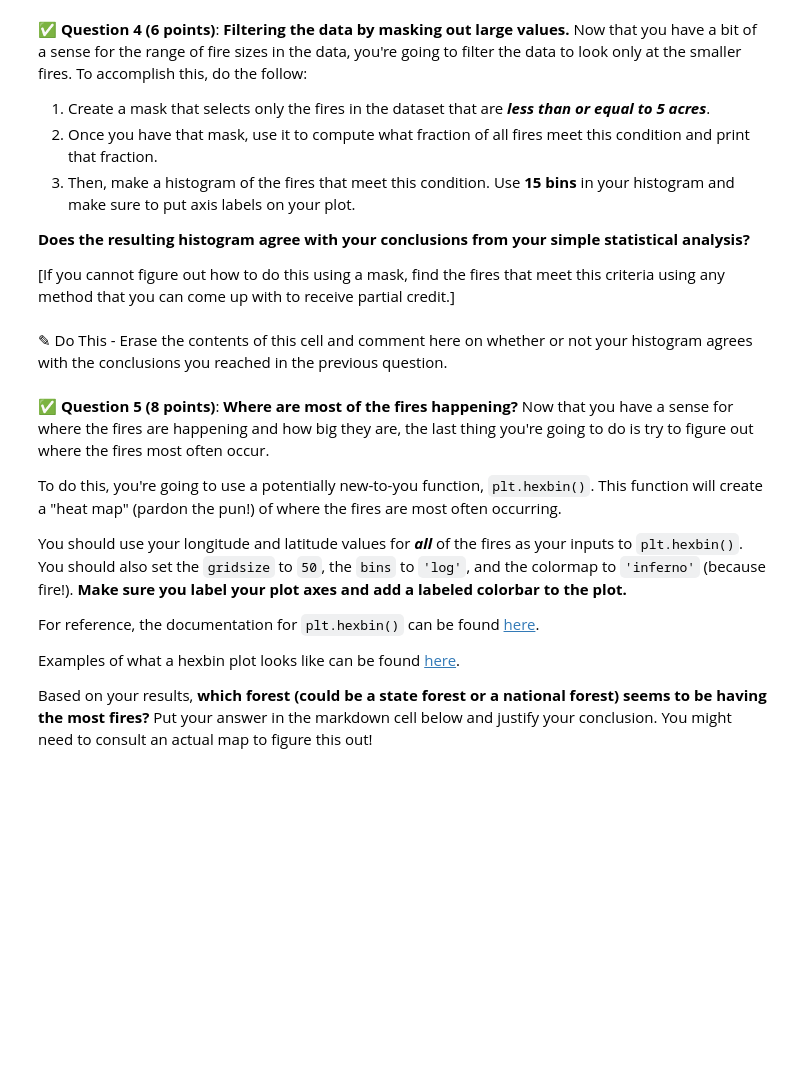
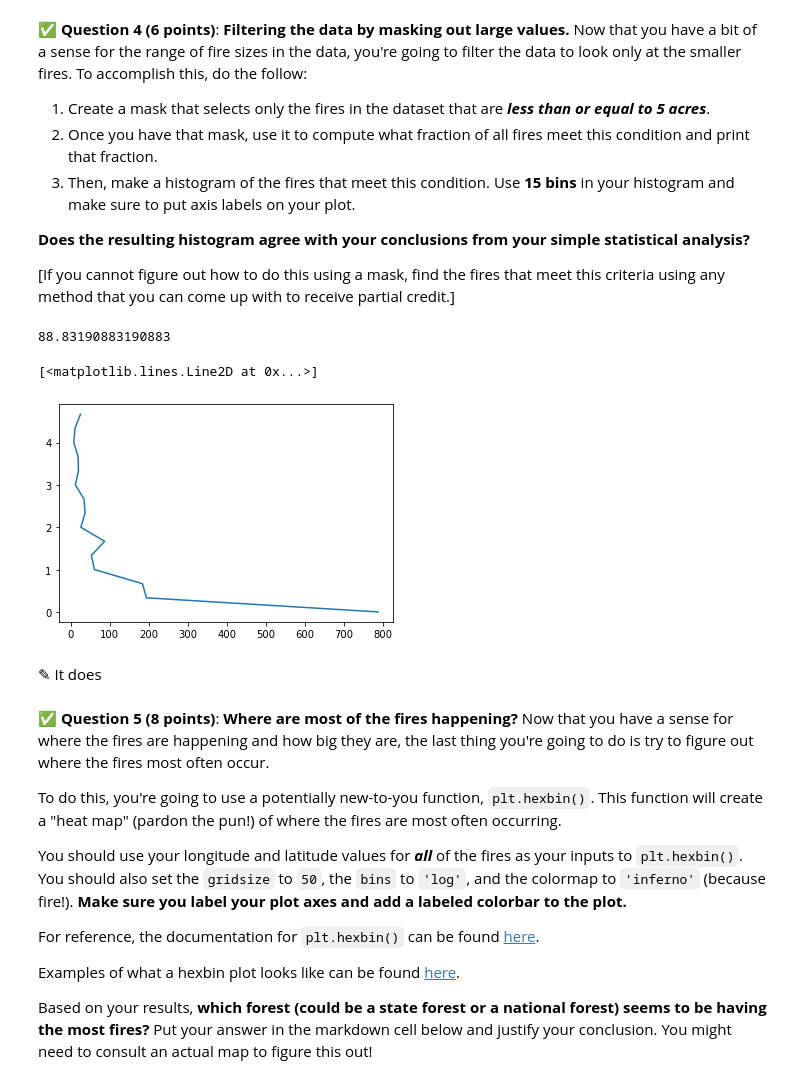
Before and after one commit to namnams01/cmse202-s21-turnin, a Jupyter notebook: hw-02/HW-02_PandasReviewAndPythonObjects-Namith-Vorakkara.ipynb, the cells around one changed output. Saved outputs shown, nothing was run; the diff lists cells and outputs as text; code cells hidden in the pictures; blank space fills up the shorter version.

```diff
--- a/hw-02/HW-02_PandasReviewAndPythonObjects-Namith-Vorakkara.ipynb
+++ b/hw-02/HW-02_PandasReviewAndPythonObjects-Namith-Vorakkara.ipynb
@@ -96,0 +134,7 @@ After you compute these values, **comment on what this tells you about the distr
+# %%
+### Put your code here
+fire_size = fires['fire_size']
+print(fire_size.max(axis=0))
+print(fire_size.min(axis=0))
+print(fire_size.mean(axis=0))
+print(fire_size.median(axis=0))
@@ -109,5 +158,20 @@ After you compute these values, **comment on what this tells you about the distr
-# %% [markdown]
-<font size=+3>&#9998;</font> Do This - Erase the contents of this cell and comment here on whether or not your histogram agrees with the conclusions you reached in the previous question.
+# %%
+### Put your code here
+fire_sizemask = fire_size[fire_size<=5]
+a=len(fire_sizemask)
+b=len(fire_size)
+print((a/b)*100)
+
+fire_sizehist = np.histogram(fire_sizemask,bins=15)
+x = fire_sizehist[1]
+x=x[0:15]
+plt.plot(fire_sizehist[0],x)
+# %% [output]
+88.83190883190883
+[<matplotlib.lines.Line2D at 0x...>]
+[figure, added]
+# %% [markdown]
+<font size=+3>&#9998;</font> It does
 # %% [markdown]
 &#9989; **Question 5 (8 points)**: **Where are most of the fires happening?** Now that you have a sense for where the fires are happening and how big they are, the last thing you're going to do is try to figure out where the fires most often occur.
 
```
Also changed, not shown: parts of 16 cells of this notebook.
